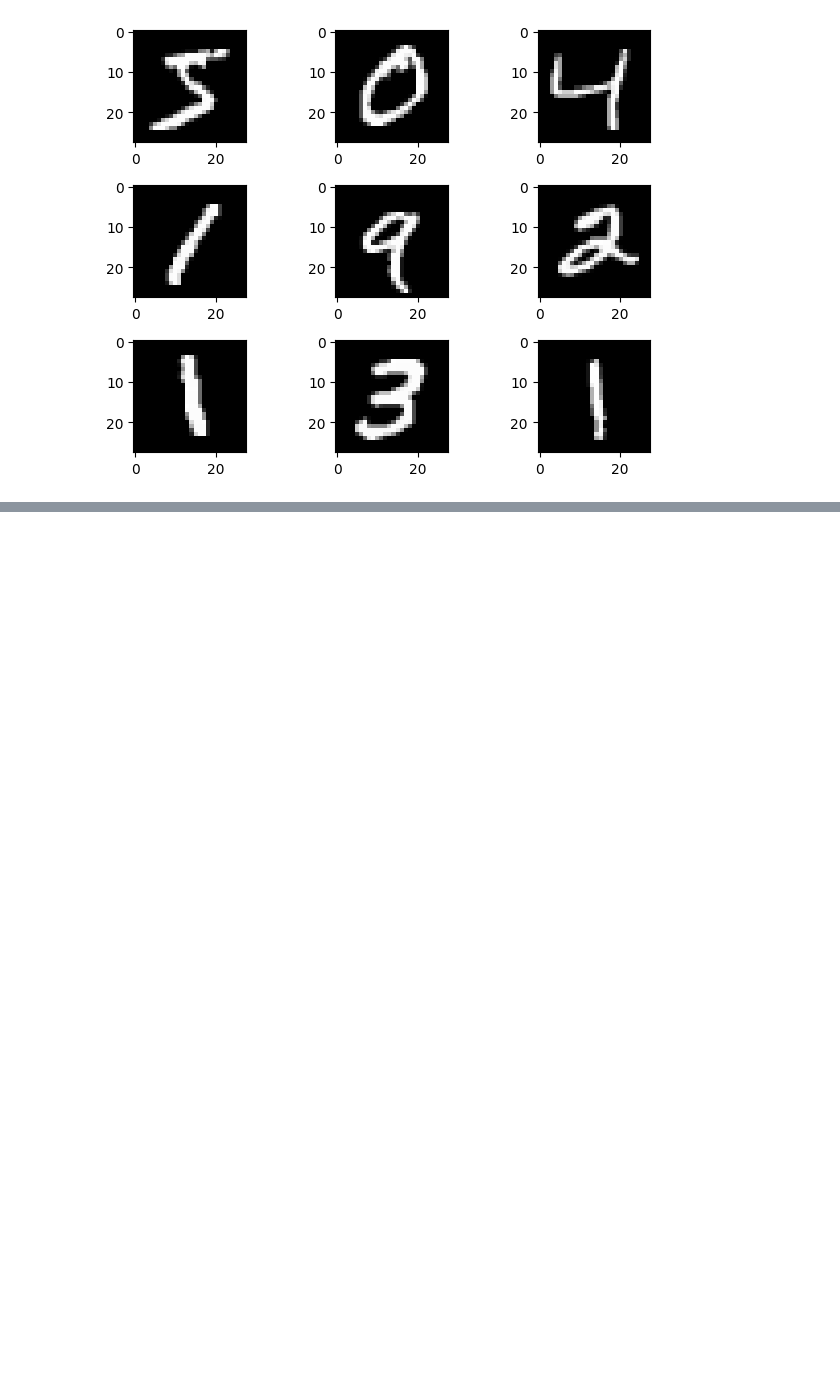
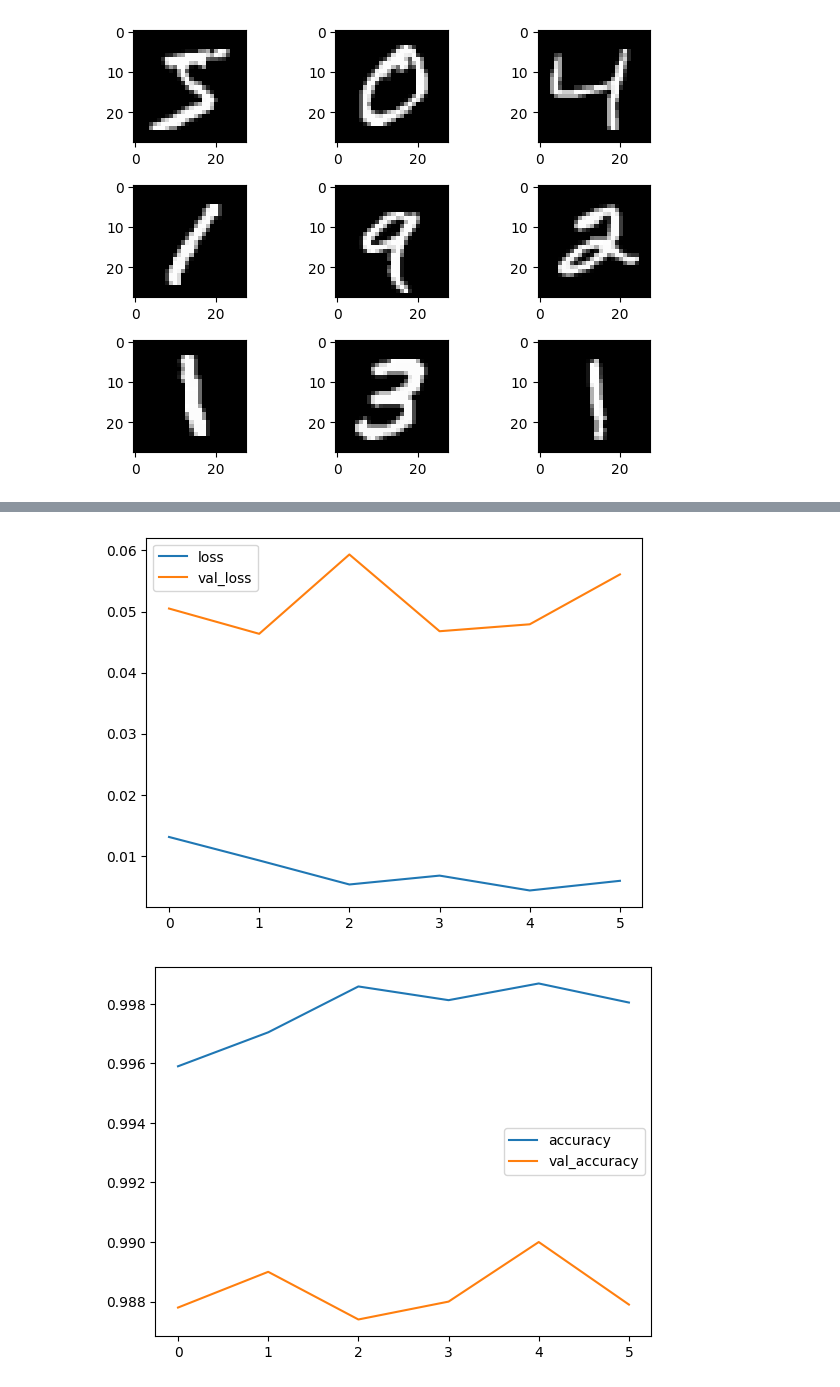
Before and after one commit to fudge-fantastic/Deep-Learning-AI, a Jupyter notebook: Artificial Neural Network (ANN)/main.ipynb, the cells around one changed output, grey strips where cells are left out. Cells and saved outputs as stored; diff of their text form; code cells hidden in the pictures; blank space fills up the shorter version.

```diff
--- a/Artificial Neural Network (ANN)/main.ipynb
+++ b/Artificial Neural Network (ANN)/main.ipynb
@@ -162,0 +223,8 @@ test loss, test acc: [0.09626654535531998, 0.972000002861023]
+# %%
+model.compile(optimizer="adam", loss = "categorical_crossentropy", metrics = ["accuracy"])
+# %%
+val_images = train_images[:10000]
+partial_images = train_images[10000:]
+
+val_labels = y_train[:10000]
+partial_labels = y_train[10000:]
@@ -162,0 +242,12 @@ test loss, test acc: [0.09626654535531998, 0.972000002861023]
+# %%
+early_stopping = callbacks.EarlyStopping(
+    monitor="val_loss",
+    min_delta=0,
+    patience=4,
+    verbose=1,
+    mode="auto",
+    baseline=None,
+    restore_best_weights=False
+)
+# %%
+history = model.fit(partial_images, partial_labels, epochs = 25, batch_size=128, validation_data=(val_images, val_labels), callbacks=[early_stopping])
@@ -163 +268,13 @@ test loss, test acc: [0.09626654535531998, 0.972000002861023]
+# %%
+import pandas as pd
+import matplotlib.pyplot as plt
+%matplotlib inline
+
+history_df = pd.DataFrame(history.history)
+history_df[['loss', 'val_loss']].plot()
+history_df[['accuracy', 'val_accuracy']].plot()
+plt.show()
+# %% [output]
+[figure, added]
+[figure, added]
 # %% [markdown]
```
Also changed, not shown: parts of 14 cells of this notebook, 1 other file.
